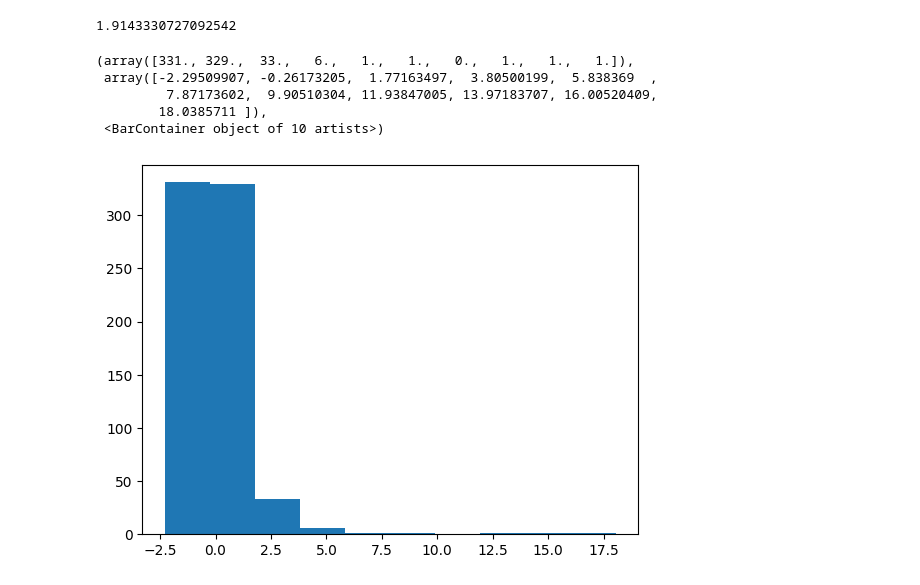
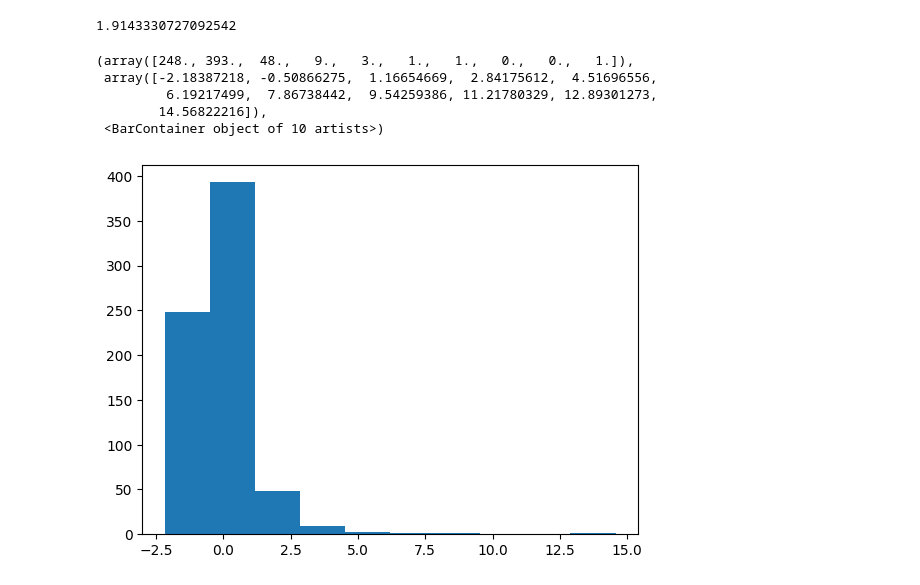
Before and after one commit to DataPlant/DataProject2Dieases, a Jupyter notebook: ProjectData2.ipynb, the cells around one changed output. Drawn from its saved outputs; the diff is of its cells as text; code cells hidden in the pictures.

```diff
--- a/ProjectData2.ipynb
+++ b/ProjectData2.ipynb
@@ -225,11 +547,11 @@ print(trainmeansqerr)
 # %% [output]
 1.9143330727092542
 # %%
-plt.hist(y_test - y_guess)
+plt.hist(y_test1 - y_guess1)
 # %% [output]
-(array([331., 329.,  33.,   6.,   1.,   1.,   0.,   1.,   1.,   1.]),
- array([-2.29509907, -0.26173205,  1.77163497,  3.80500199,  5.838369  ,
-         7.87173602,  9.90510304, 11.93847005, 13.97183707, 16.00520409,
-        18.0385711 ]),
+(array([248., 393.,  48.,   9.,   3.,   1.,   1.,   0.,   0.,   1.]),
+ array([-2.18387218, -0.50866275,  1.16654669,  2.84175612,  4.51696556,
+         6.19217499,  7.86738442,  9.54259386, 11.21780329, 12.89301273,
+        14.56822216]),
  <BarContainer object of 10 artists>)
-[figure, old version]
+[figure, new version]
```
Also changed, not shown: parts of 34 cells of this notebook.
